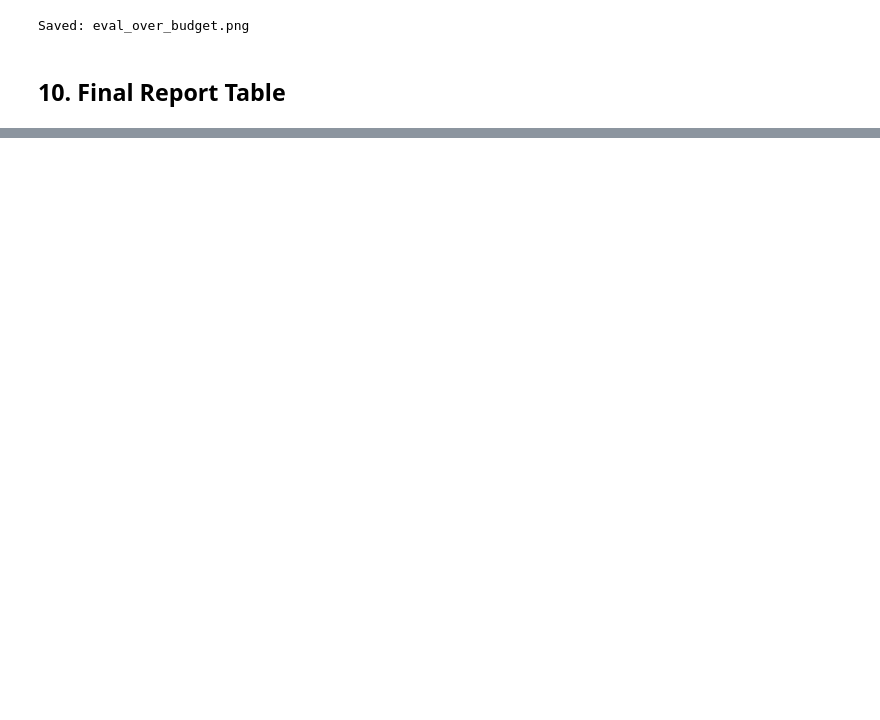
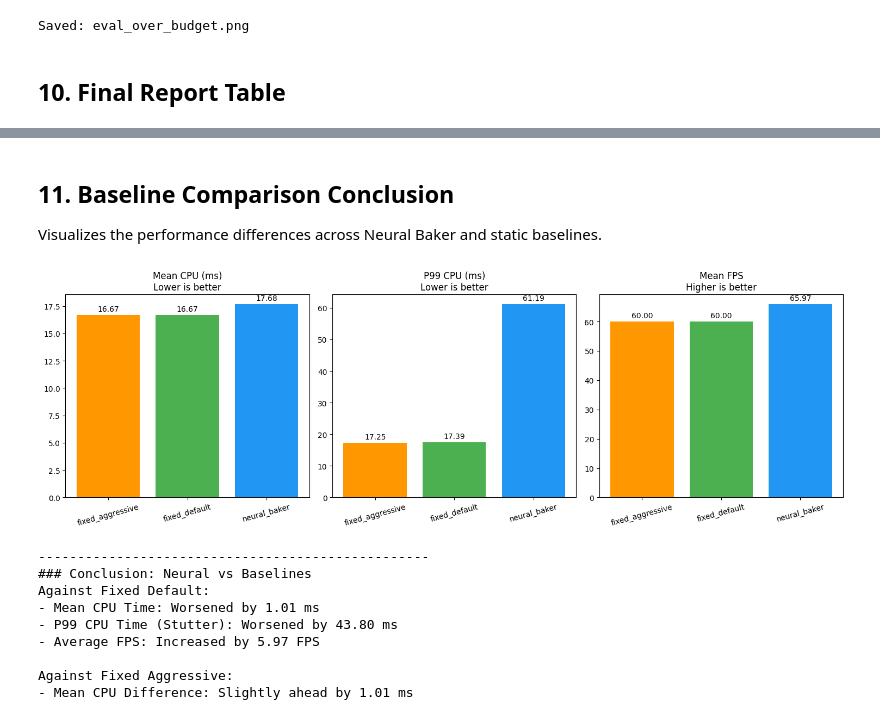
Before and after one commit to Silent0Wings/neural-lod, a Jupyter notebook: ml_pipeline/training/Stage_2_2/eval_comparison.ipynb, the cells around one changed output, grey strips where cells are left out. Saved outputs shown, nothing was run; the diff lists cells and outputs as text; code cells hidden in the pictures; blank space fills up the shorter version.

```diff
--- a/ml_pipeline/training/Stage_2_2/eval_comparison.ipynb
+++ b/ml_pipeline/training/Stage_2_2/eval_comparison.ipynb
@@ -448,0 +456,56 @@ Saved: eval_summary_report.csv
+# %% [markdown]
+## 11. Baseline Comparison Conclusion
+Visualizes the performance differences across Neural Baker and static baselines.
+# %%
+fig, axes = plt.subplots(1, 3, figsize=(15, 5))
+
+metrics = ['mean_cpu_ms', 'p99_cpu_ms', 'mean_fps']
+titles = ['Mean CPU (ms)\nLower is better', 'P99 CPU (ms)\nLower is better', 'Mean FPS\nHigher is better']
+
+for i, (metric, title) in enumerate(zip(metrics, titles)):
+    ax = axes[i]
+    vals = [summary.loc[r, metric] for r in runs if r in summary.index]
+    active_runs = [r for r in runs if r in summary.index]
+
+    bars = ax.bar(active_runs, vals, color=[RUN_COLORS.get(r, DEFAULT_COLOR) for r in active_runs])
+    ax.set_title(title)
+    ax.set_xticklabels(active_runs, rotation=15)
+
+    for bar in bars:
+        height = bar.get_height()
+        ax.annotate(f'{height:.2f}',
+                    xy=(bar.get_x() + bar.get_width() / 2, height),
+                    xytext=(0, 3),
+                    textcoords="offset points",
+                    ha='center', va='bottom')
+
+plt.tight_layout()
+plt.savefig(PLOTS_DIR / 'baseline_comparison.png', dpi=150)
+plt.show()
+
+print("--------------------------------------------------")
+print("### Conclusion: Neural vs Baselines")
+if 'neural_baker' in summary.index and 'fixed_default' in summary.index:
+    cpu_delta = summary.loc['fixed_default', 'mean_cpu_ms'] - summary.loc['neural_baker', 'mean_cpu_ms']
+    p99_delta = summary.loc['fixed_default', 'p99_cpu_ms'] - summary.loc['neural_baker', 'p99_cpu_ms']
+    fps_delta = summary.loc['neural_baker', 'mean_fps'] - summary.loc['fixed_default', 'mean_fps']
+    print(f"Against Fixed Default:")
+    print(f"- Mean CPU Time: {'Improved' if cpu_delta > 0 else 'Worsened'} by {abs(cpu_delta):.2f} ms")
+    print(f"- P99 CPU Time (Stutter): {'Improved' if p99_delta > 0 else 'Worsened'} by {abs(p99_delta):.2f} ms")
+    print(f"- Average FPS: {'Increased' if fps_delta > 0 else 'Decreased'} by {abs(fps_delta):.2f} FPS")
+
+if 'neural_baker' in summary.index and 'fixed_aggressive' in summary.index:
+    cpu_opt = summary.loc['fixed_aggressive', 'mean_cpu_ms'] - summary.loc['neural_baker', 'mean_cpu_ms']
+    print(f"\nAgainst Fixed Aggressive:")
+    print(f"- Mean CPU Difference: {'Slightly ahead' if cpu_opt < 0 else 'Trailing'} by {abs(cpu_opt):.2f} ms")
+# %% [output]
+[figure, added]
+--------------------------------------------------
+### Conclusion: Neural vs Baselines
+Against Fixed Default:
+- Mean CPU Time: Worsened by 1.01 ms
+- P99 CPU Time (Stutter): Worsened by 43.80 ms
+- Average FPS: Increased by 5.97 FPS
+
+Against Fixed Aggressive:
+- Mean CPU Difference: Slightly ahead by 1.01 ms
```
Also changed, not shown: parts of 8 cells of this notebook, 6 other files.
